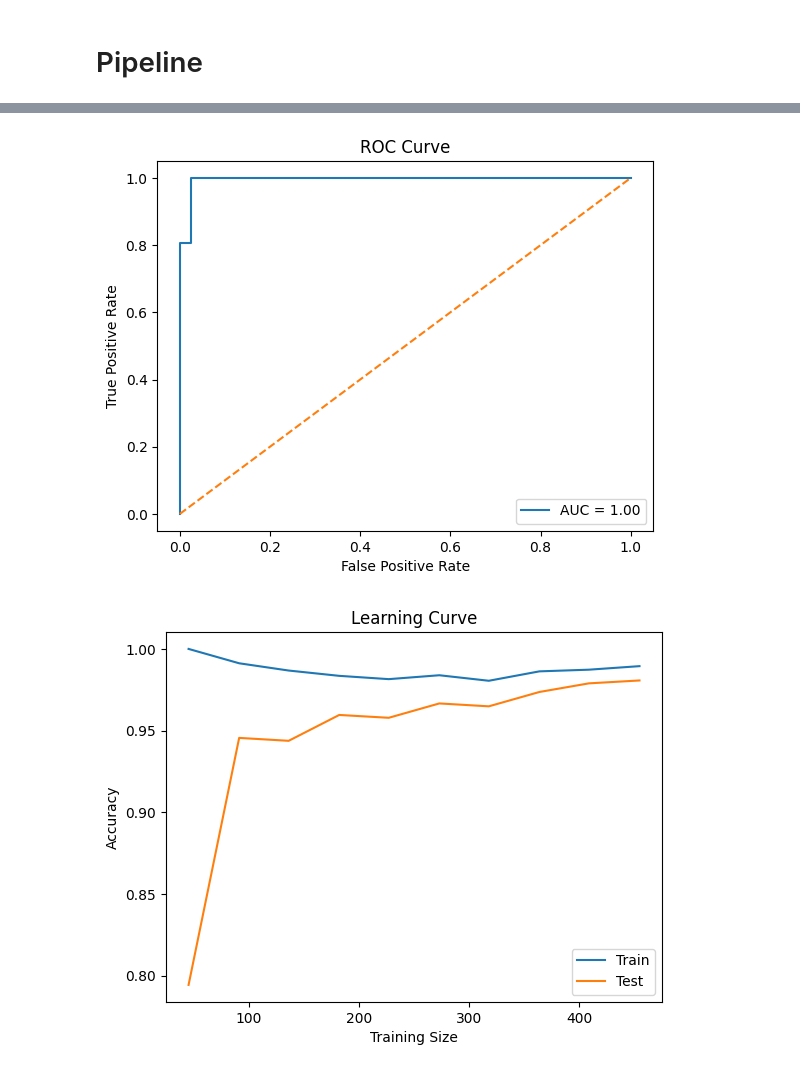
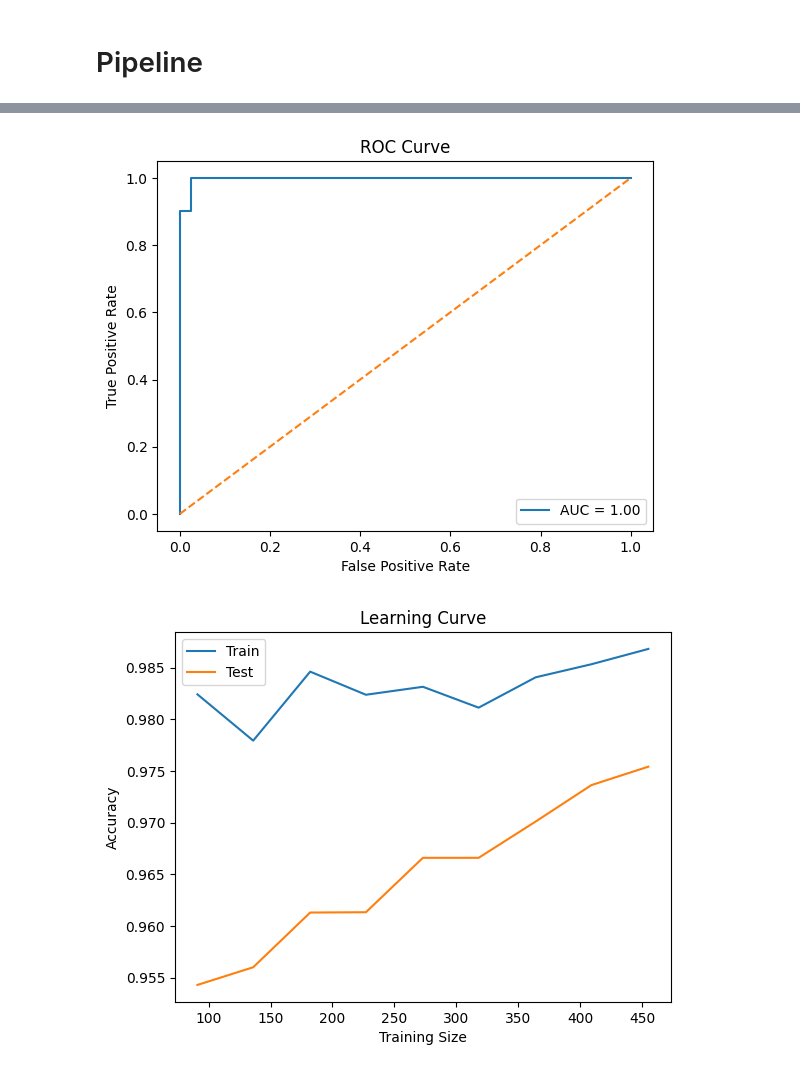
Before and after one commit to Manishshtestha/Classification, a Jupyter notebook: Breast Cancer Wisconsin/model.ipynb, the cells around one changed output, grey strips where cells are left out. Saved outputs shown, nothing was run; the diff lists cells and outputs as text; code cells hidden in the pictures.

```diff
--- a/Breast Cancer Wisconsin/model.ipynb
+++ b/Breast Cancer Wisconsin/model.ipynb
@@ -209,6 +235,6 @@ print(vif_df.sort_values('VIF', ascending=False).head(10))
 # %% [markdown]
 # Train-Test Split
 # %%
-X = df[features]
+X = df[data.feature_names]
 y = df['target']
 X_train, X_test, y_train, y_test = train_test_split(X, y, stratify=y, test_size=0.2, random_state=42)
@@ -214,0 +243,20 @@ X_train, X_test, y_train, y_test = train_test_split(X, y, stratify=y, test_size=
+# %%
+from scipy.stats import zscore
+
+for col in num_cols:
+    if col!= 'target':
+        if abs(X_train[col].skew()) > 1:
+            Q1, Q3 = X_train[col].quantile([0.25, 0.75])
+            IQR = Q3 - Q1
+            lower, upper = Q1 - 3*IQR, Q3 + 3*IQR
+            outliers_b = X_train[(X_train[col] < lower) | (X_train[col] > upper)]
+            X_train[col] = X_train[col].where((X_train[col] >= lower) & (X_train[col] <= upper))
+            outliers_a = X_train[(X_train[col] < lower) | (X_train[col] > upper)]
+        else:
+            z_scores = zscore(X_train[col])
+            outliers_b = X_train[np.abs(z_scores) > 3]
+            X_train[col] = X_train[col].where(np.abs(z_scores) <= 3)
+            outliers_a = X_train[np.abs(z_scores) > 3]
+
+        print(f"{col}: {len(outliers_b)} Outliers Before")
+        print(f"{col}: {len(outliers_a)} Outliers After \n\n")
@@ -216,7 +282,7 @@ X_train, X_test, y_train, y_test = train_test_split(X, y, stratify=y, test_size=
 # Pipeline
 # %%
 numeric_pipeline = Pipeline([
-    ('imputer', SimpleImputer(strategy='mean')),
+    ('imputer', SimpleImputer(strategy='median')),
     ('scaler', StandardScaler())
 ])
 
@@ -224,10 +290,10 @@ preprocessor = ColumnTransformer([
     ('num', numeric_pipeline, X.columns)
 ])
 
-clf_pipeline = Pipeline([
+model = LogisticRegression(penalty='elasticnet', solver='saga', l1_ratio=0.5, max_iter=1000)
+
+pipeline = ImbPipeline([
     ('preprocessor', preprocessor),
-    ('classifier', LogisticRegression(max_iter=1000))
+    ('smote', SMOTE(random_state=42)),
+    ('classifier', model)
 ])
-
-clf_pipeline.fit(X_train, y_train)
-y_pred = clf_pipeline.predict(X_test)
@@ -233,0 +302,4 @@ y_pred = clf_pipeline.predict(X_test)
+# %%
+pipeline.fit(X_train, y_train)
+y_pred = pipeline.predict(X_test)
+y_proba = pipeline.predict_proba(X_test)[:, 1]
@@ -263,5 +337,5 @@ plt.show()
 # %%
-y_probs = clf_pipeline.predict_proba(X_test)[:, 1]
+y_probs = pipeline.predict_proba(X_test)[:, 1]
 fpr, tpr, _ = roc_curve(y_test, y_probs)
 plt.plot(fpr, tpr, label=f"AUC = {roc_auc_score(y_test, y_probs):.2f}")
 plt.plot([0, 1], [0, 1], '--')
@@ -271,22 +345,22 @@ plt.ylabel("True Positive Rate")
 plt.legend()
 plt.show()
 # %% [output]
-[figure, old version]
+[figure, new version]
 # %%
 train_sizes, train_scores, test_scores = learning_curve(
-    clf_pipeline, X, y, cv=5, scoring='accuracy', n_jobs=-1,
+    pipeline, X, y, cv=5, scoring='accuracy', n_jobs=-1,
     train_sizes=np.linspace(0.1, 1.0, 10), random_state=42
 )
 
 train_scores_mean = train_scores.mean(axis=1)
 test_scores_mean = test_scores.mean(axis=1)
 
 plt.plot(train_sizes, train_scores_mean, label="Train")
 plt.plot(train_sizes, test_scores_mean, label="Test")
 plt.xlabel("Training Size")
 plt.ylabel("Accuracy")
 plt.title("Learning Curve")
 plt.legend()
 plt.show()
 # %% [output]
-[figure, old version]
+[figure, new version]
```
Also changed, not shown: parts of 16 cells of this notebook.
